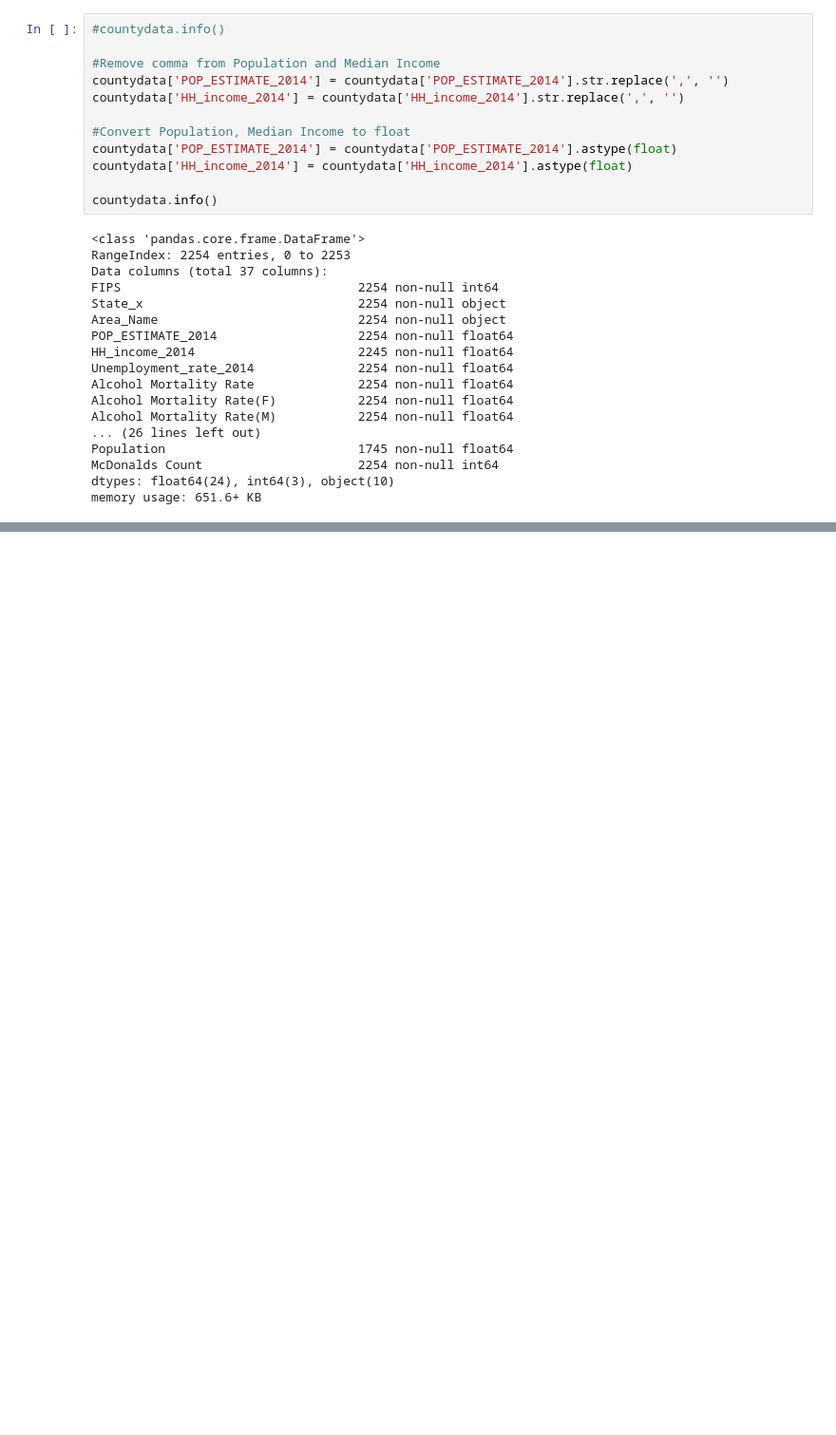
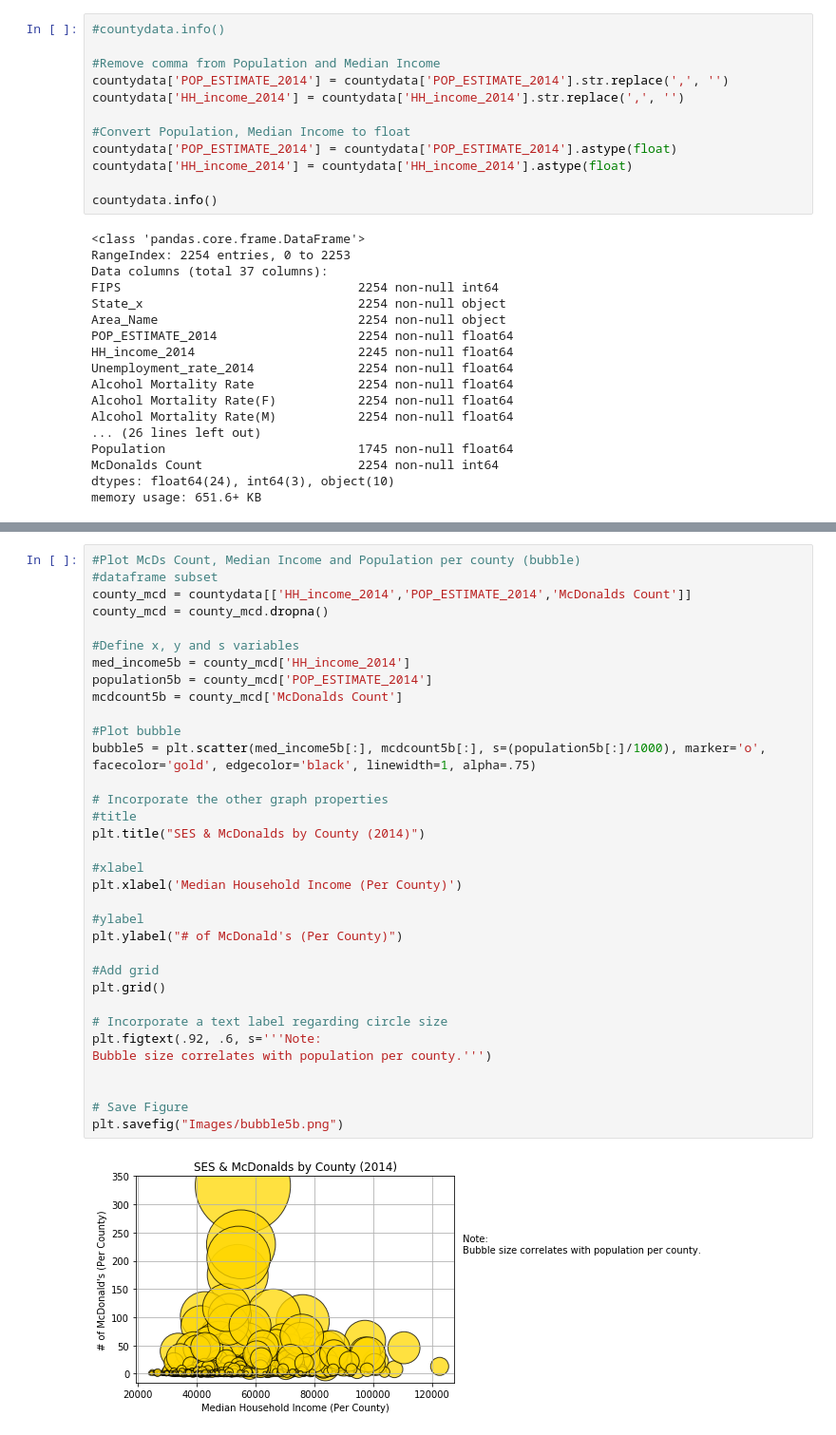
Before and after one commit to tessabanum/Team2_project1, a Jupyter notebook: Bubble 1-2.ipynb, the cells around one changed output, grey strips where cells are left out. Shown at 95% size. Drawn from its saved outputs; the diff is of its cells as text; blank space fills up the shorter version.

```diff
--- a/Bubble 1-2.ipynb
+++ b/Bubble 1-2.ipynb
@@ -127,4 +148,40 @@ Bubble size correlates with # of McDonald's per county.''')
 plt.savefig("Images/bubble5.png")
 # %% [output]
 [figure]
+# %%
+#Plot McDs Count, Median Income and Population per county (bubble)
+#dataframe subset
+county_mcd = countydata[['HH_income_2014','POP_ESTIMATE_2014','McDonalds Count']]
+county_mcd = county_mcd.dropna()
+
+#Define x, y and s variables
+med_income5b = county_mcd['HH_income_2014']
+population5b = county_mcd['POP_ESTIMATE_2014']
+mcdcount5b = county_mcd['McDonalds Count']
+
+#Plot bubble
+bubble5 = plt.scatter(med_income5b[:], mcdcount5b[:], s=(population5b[:]/1000), marker='o', facecolor='gold', edgecolor='black', linewidth=1, alpha=.75)
+
+# Incorporate the other graph properties
+#title
+plt.title("SES & McDonalds by County (2014)")
+
+#xlabel
+plt.xlabel('Median Household Income (Per County)')
+
+#ylabel
+plt.ylabel("# of McDonald's (Per County)")
+
+#Add grid
+plt.grid()
+
+# Incorporate a text label regarding circle size
+plt.figtext(.92, .6, s='''Note:
+Bubble size correlates with population per county.''')
+
+
+# Save Figure
+plt.savefig("Images/bubble5b.png")
+# %% [output]
+[figure, added]
 # %%
```
Also changed, not shown: parts of 6 cells of this notebook, 7 other files.
